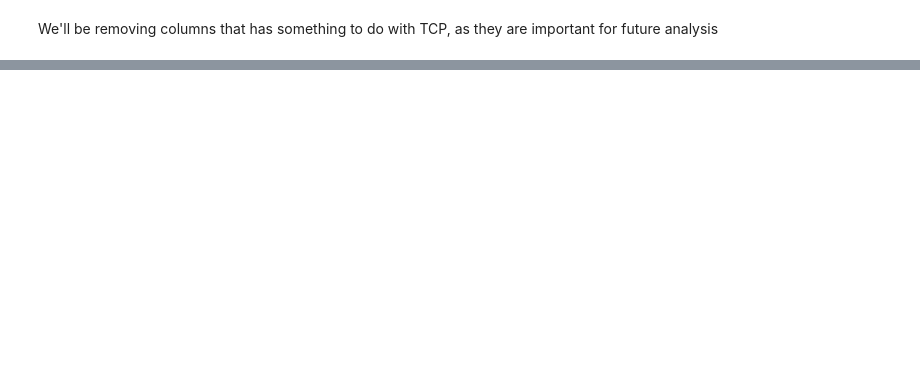
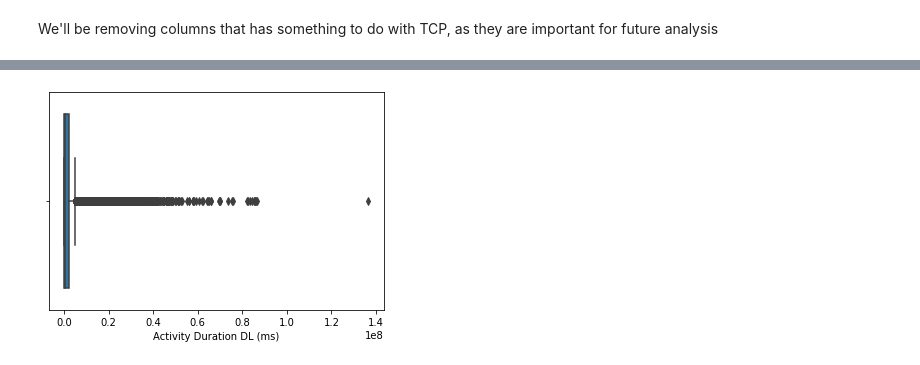
Before and after one commit to toussyn/TellCo_analysis, a Jupyter notebook: notebooks/EDA.ipynb, the cells around one changed output, grey strips where cells are left out. Cells and saved outputs as stored; diff of their text form; code cells hidden in the pictures; blank space fills up the shorter version.

```diff
--- a/notebooks/EDA.ipynb
+++ b/notebooks/EDA.ipynb
@@ -274,5 +279,3 @@ cols_to_remove
  'Nb of sec with 37500B < Vol UL']
 # %%
 df = df.drop(cols_to_remove, axis=1)
-df = df.drop(['Start ms', 'End ms'], axis=1, inplace=True)
-df.shape
@@ -313,0 +320,4 @@ AttributeError: 'NoneType' object has no attribute 'drop_duplicates'
+# %%
+
+df.drop(['Start ms', 'End ms', 'Dur (ms)'], axis=1, inplace=True)
+df.shape
@@ -318,2 +346,2 @@ AttributeError: 'NoneType' object has no attribute 'dtypes'
 # %%
-df = df.drop_duplicates()
+df.drop_duplicates(inplace=True)
@@ -329,0 +461,16 @@ SyntaxError: unmatched ')' (2105910601.py, line 2)
+# %%
+df['Social Media Data Volume (Bytes)'] = df['Social Media UL (Bytes)'] + df['Social Media DL (Bytes)']
+df['Total Data Volume (Bytes)'] = df['Total UL (Bytes)'] + df['Total DL (Bytes)']
+df['Google Data Volume (Bytes)'] = df['Google UL (Bytes)'] + df['Google DL (Bytes)']
+df['Email Data Volume (Bytes)'] = df['Email UL (Bytes)'] + df['Email DL (Bytes)']
+df['Other Data Volume (Bytes)'] = df['Other UL (Bytes)'] + df['Other DL (Bytes)']
+df['Youtube Data Volume (Bytes)'] = df['Youtube UL (Bytes)'] + df['Youtube DL (Bytes)']
+df['Netflix Data Volume (Bytes)'] = df['Netflix UL (Bytes)'] + df['Netflix DL (Bytes)']
+df['Gaming Data Volume (Bytes)'] = df['Gaming UL (Bytes)'] + df['Gaming DL (Bytes)']
+# %%
+import matplotlib.pyplot as plt
+import seaborn as sns
+sns.boxplot(x=df['Activity Duration DL (ms)'])
+plt.show()
+# %% [output]
+[figure, added]
```
Also changed, not shown: parts of 36 cells of this notebook.
